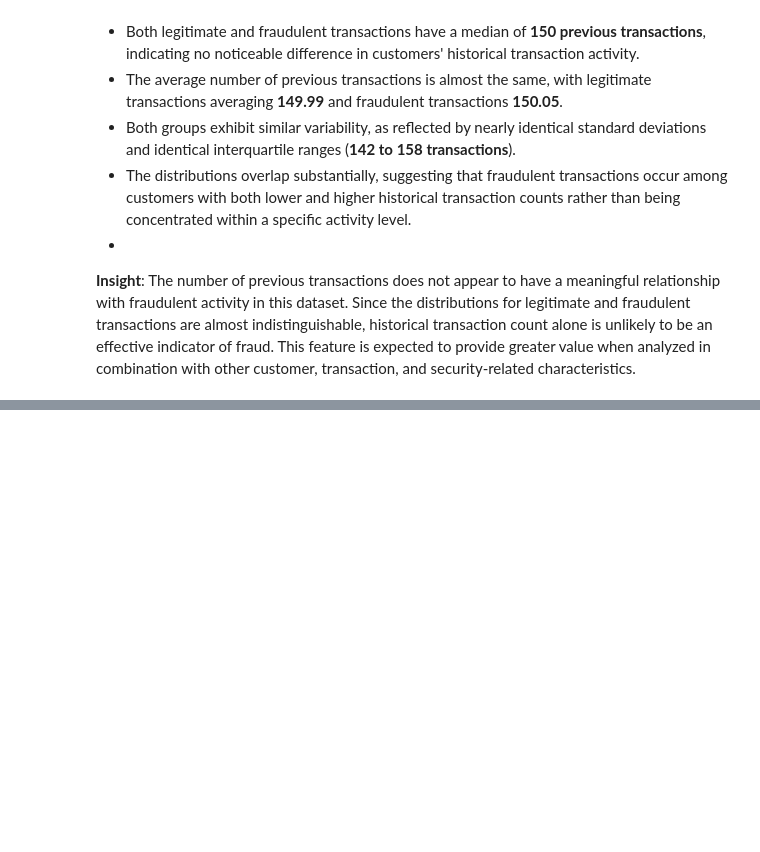
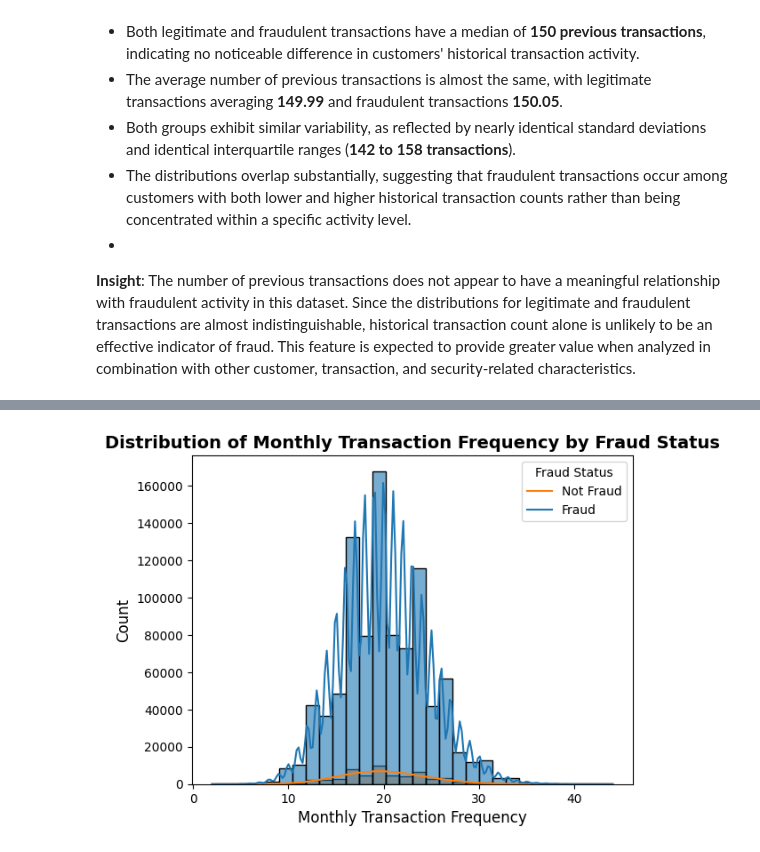
Before and after one commit to abhi-saurav-saroya/bank-fraud-eda, a Jupyter notebook: notebooks/02_exploratory_data_analysis.ipynb, the cells around one changed output, grey strips where cells are left out. Cells and saved outputs as stored; diff of their text form; code cells hidden in the pictures; blank space fills up the shorter version.

```diff
--- a/notebooks/02_exploratory_data_analysis.ipynb
+++ b/notebooks/02_exploratory_data_analysis.ipynb
@@ -1846,0 +1873,18 @@ plt.show()
+# %%
+sns.histplot(
+    data=df,
+    x="transaction_freq_monthly",
+    hue="is_fraud",
+    bins=30,
+    kde=True,
+    alpha=0.6
+)
+
+plt.title("Distribution of Monthly Transaction Frequency by Fraud Status", fontsize=14, fontweight="bold")
+plt.xlabel("Monthly Transaction Frequency", fontsize=12)
+plt.ylabel("Count", fontsize=12)
+plt.legend(["Not Fraud", "Fraud"], title="Fraud Status")
+
+plt.show()
+# %% [output]
+[figure, added]
```
Also changed, not shown: parts of 4 cells of this notebook.
